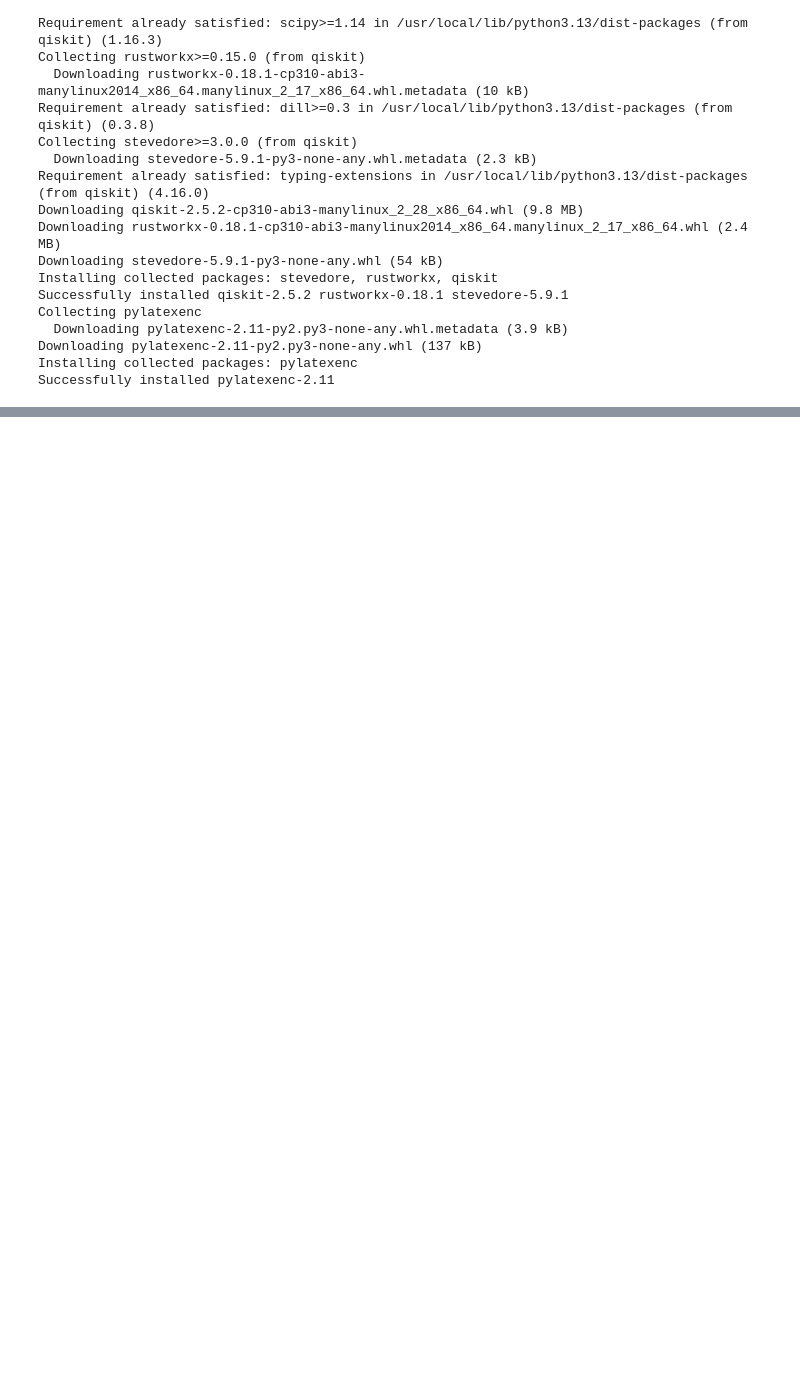
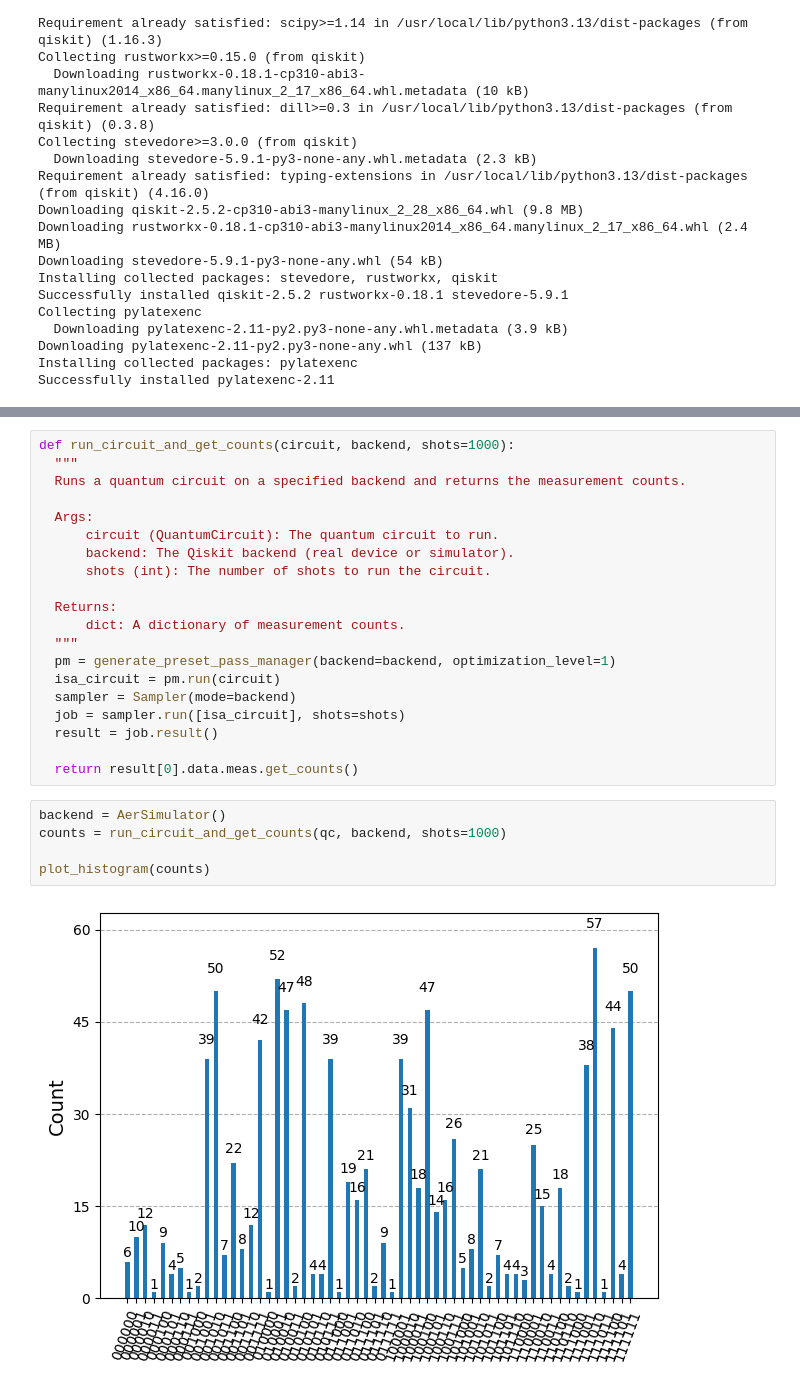
Before and after one commit to MelB18/Quanten, a Jupyter notebook: QAOA.ipynb, the cells around one changed output, grey strips where cells are left out. Drawn from its saved outputs; the diff is of its cells as text; blank space fills up the shorter version.

```diff
--- a/QAOA.ipynb
+++ b/QAOA.ipynb
@@ -94,0 +124,27 @@ qc.draw(output="mpl")
+# %%
+def run_circuit_and_get_counts(circuit, backend, shots=1000):
+  """
+  Runs a quantum circuit on a specified backend and returns the measurement counts.
+
+  Args:
+      circuit (QuantumCircuit): The quantum circuit to run.
+      backend: The Qiskit backend (real device or simulator).
+      shots (int): The number of shots to run the circuit.
+
+  Returns:
+      dict: A dictionary of measurement counts.
+  """
+  pm = generate_preset_pass_manager(backend=backend, optimization_level=1)
+  isa_circuit = pm.run(circuit)
+  sampler = Sampler(mode=backend)
+  job = sampler.run([isa_circuit], shots=shots)
+  result = job.result()
+
+  return result[0].data.meas.get_counts()
+# %%
+backend = AerSimulator()
+counts = run_circuit_and_get_counts(qc, backend, shots=1000)
+
+plot_histogram(counts)
+# %% [output]
+[figure, added]
```
Also changed, not shown: parts of 2 cells of this notebook.
